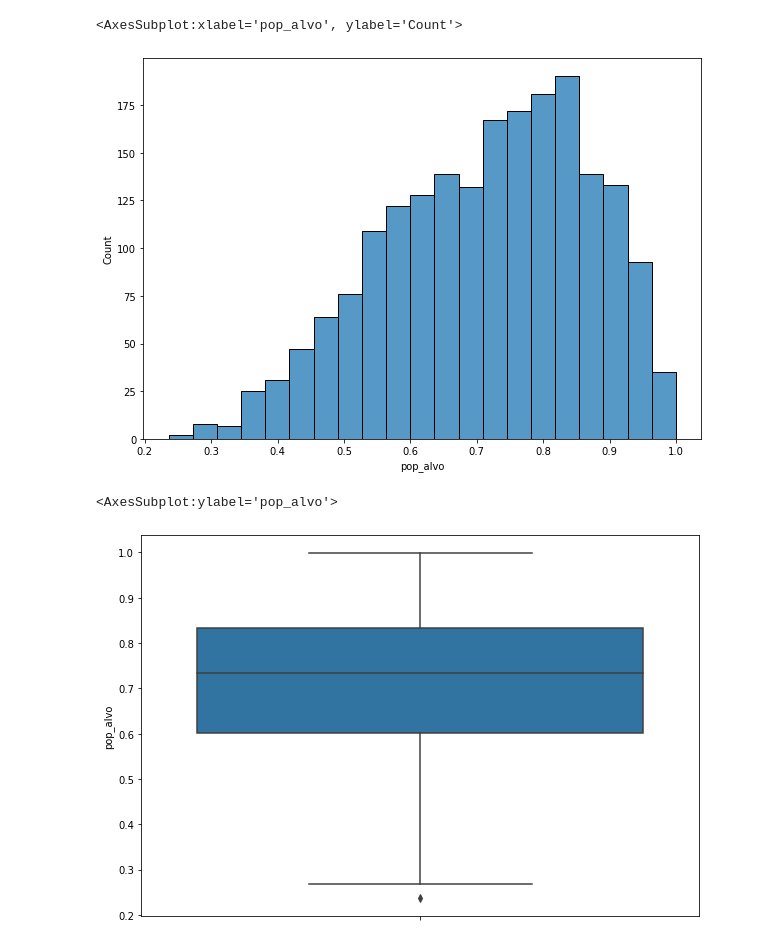
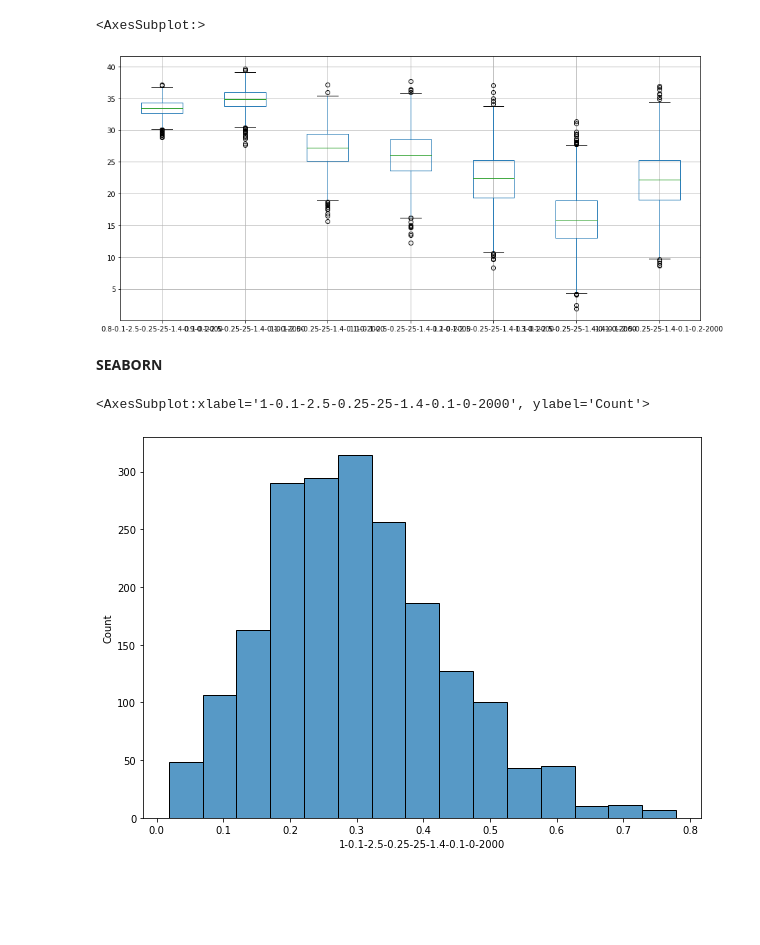
Before and after one commit to ftkdev/ABM_Sanitation_Brazil, a Jupyter notebook: Notebooks/First_Analysis_220327_0123.ipynb, the cells around one changed output. Cells and saved outputs as stored; diff of their text form; code cells hidden in the pictures; blank space fills up the shorter version.

```diff
--- a/Notebooks/First_Analysis_220327_0123.ipynb
+++ b/Notebooks/First_Analysis_220327_0123.ipynb
@@ -41,0 +114,8 @@ chart.boxplot()
+# %%
+plt.figure(figsize=(15,7))
+chart_outorga.boxplot()
+# %% [output]
+<AxesSubplot:>
+[figure, added]
+# %% [markdown]
+<b>SEABORN</b>
@@ -42,12 +124,6 @@ chart.boxplot()
 # %%
 plt.figure(figsize=(10,7))
-sns.histplot(data=chart, x='pop_alvo')
+sns.histplot(data=chart, x='1-0.1-2.5-0.25-25-1.4-0.1-0-2000', bins=15)
 # %% [output]
-<AxesSubplot:xlabel='pop_alvo', ylabel='Count'>
+<AxesSubplot:xlabel='1-0.1-2.5-0.25-25-1.4-0.1-0-2000', ylabel='Count'>
-[figure, old version]
+[figure, new version]
-# %%
-plt.figure(figsize=(10,7))
-sns.boxplot(data=chart, y='pop_alvo')
-# %% [output]
-<AxesSubplot:ylabel='pop_alvo'>
-[figure, removed]
```
Also changed, not shown: parts of 17 cells of this notebook, 4 other files.
